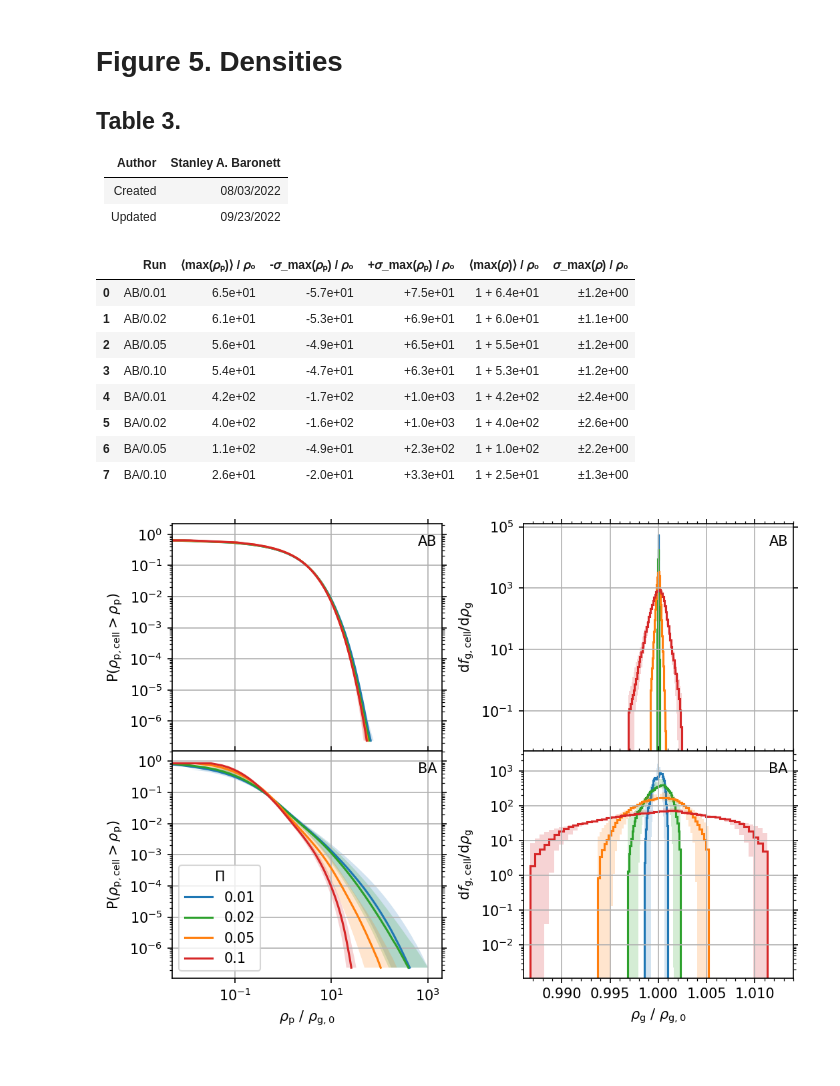
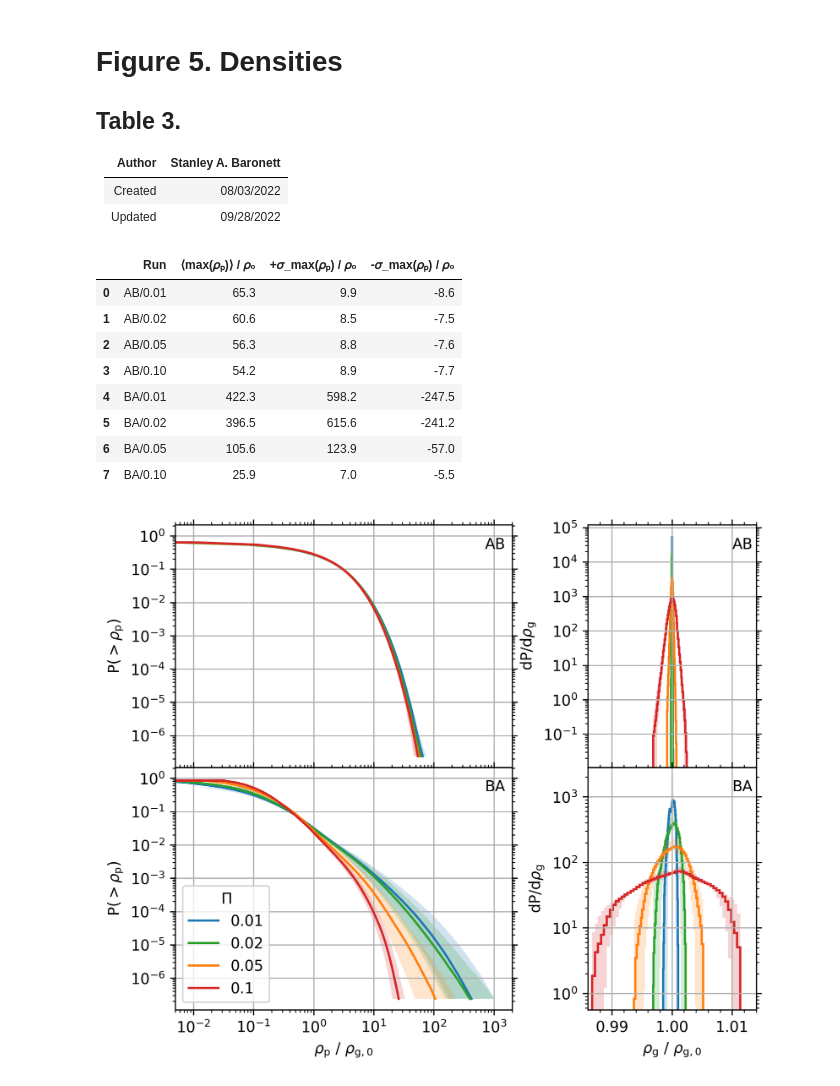
Before and after one commit to sabaronett/streaming-instability, a Jupyter notebook: ipynb/Densities.ipynb, the cells around one changed output. Cells and saved outputs as stored; diff of their text form; code cells hidden in the pictures.

Commit message:
Figsize to MNRAS textwidth (A4), adj subplots

```diff
--- a/ipynb/Densities.ipynb
+++ b/ipynb/Densities.ipynb
@@ -4,14 +4,14 @@
 | Author  | Stanley A. Baronett |
 |---------|---------------------|
 | Created | 08/03/2022          |
-| Updated | 09/23/2022          |
+| Updated | 09/28/2022          |
 # %%
 import matplotlib.pyplot as plt
 import numpy as np
 import pandas as pd
 
-fig, axs = plt.subplots(2, 2, sharex='col', figsize=(8, 6),
-                        dpi=150)
+fig, axs = plt.subplots(2, 2, sharex='col', width_ratios=(2, 1), figsize=(7, 6),
+                        dpi=300)
 workdir = '../unstrat'
 cases = ['AB', 'BA']
 Pis = [['0.01', 'tab:blue'], ['0.02', 'tab:green'],
@@ -52,53 +52,53 @@ for i, case in enumerate(cases):
 
 for ax in axs.flat:
     ax.grid()
     ax.minorticks_on()
     ax.tick_params(which='both', top=True, right=True)
     # ax.tick_params(axis='x', labelrotation=45)
 
 axs[1][0].legend(loc='lower left', title=r'$\Pi$')
-axs[0][0].set(ylabel=r'P$(\rho_\mathrm{p,cell}>\rho_\mathrm{p})$')
-axs[0][1].set(yscale='log', ylabel=r'$\mathrm{d}f_\mathrm{g,cell}/\mathrm{d}\rho_\mathrm{g}$')
+axs[0][0].set(ylabel=r'P$(>\rho_\mathrm{p})$')
+axs[0][1].set(yscale='log', ylabel=r'$\mathrm{dP}/\mathrm{d}\rho_\mathrm{g}$')
 axs[1][0].set(xlim=(5e-3, 2e3),
               xlabel=r'$\rho_\mathrm{p}$ / $\rho_\mathrm{g,0}$',
-              ylabel=r'P$(\rho_\mathrm{p,cell}>\rho_\mathrm{p})$')
+              ylabel=r'P$(>\rho_\mathrm{p})$')
 axs[1][1].set(yscale='log', xlim=(0.986, 1.014),
               xlabel=r'$\rho_\mathrm{g}$ / $\rho_\mathrm{g,0}$',
-              ylabel=r'$\mathrm{d}f_\mathrm{g,cell}/\mathrm{d}\rho_\mathrm{g}$')
+              ylabel=r'$\mathrm{dP}/\mathrm{d}\rho_\mathrm{g}$')
 axs[0][0].text(0.98, 0.95, cases[0], ha='right', va='top',
                transform=axs[0][0].transAxes)
 axs[0][1].text(0.98, 0.95, cases[0], ha='right', va='top',
                transform=axs[0][1].transAxes)
 axs[1][0].text(0.98, 0.95, cases[1], ha='right', va='top',
                transform=axs[1][0].transAxes)
 axs[1][1].text(0.98, 0.95, cases[1], ha='right', va='top',
                transform=axs[1][1].transAxes)
 plt.subplots_adjust(hspace=0, wspace=0.3)
 plt.savefig('figs/densities.pdf', bbox_inches='tight', pad_inches=0.01)
 
 df = pd.DataFrame({
     'Run'             : runs,
     '⟨max(𝜌ₚ)⟩ / 𝜌₀'   : avg_maxs[0],
-    '-𝜎_max(𝜌ₚ) / 𝜌₀' : np.asarray(avg_maxs[0])/np.asarray(err_maxs[0]),
-    '+𝜎_max(𝜌ₚ) / 𝜌₀' : np.asarray(avg_maxs[0])*np.asarray(err_maxs[0]),
-    '⟨max(𝜌)⟩ / 𝜌₀'   : (np.asarray(avg_maxs[1]) - 1),
-    '𝜎_max(𝜌) / 𝜌₀'  : err_maxs[1]})
+    '+𝜎_max(𝜌ₚ) / 𝜌₀' : np.asarray(avg_maxs[0])*(1*np.asarray(err_maxs[0]) - 1),
+    '-𝜎_max(𝜌ₚ) / 𝜌₀' : np.asarray(avg_maxs[0])*(1/np.asarray(err_maxs[0]) - 1),})
+    # '⟨max(𝜌)⟩ / 𝜌₀'   : (np.asarray(avg_maxs[1]) - 1),
+    # '𝜎_max(𝜌) / 𝜌₀'  : err_maxs[1]})
 s = df.style.format({
-    '⟨max(𝜌ₚ)⟩ / 𝜌₀'   : '{:.1e}',
-    '-𝜎_max(𝜌ₚ) / 𝜌₀' : '-{:.1e}',
-    '+𝜎_max(𝜌ₚ) / 𝜌₀' : '+{:.1e}',
-    '⟨max(𝜌)⟩ / 𝜌₀'   : '1 + {:.1e}',
-    '𝜎_max(𝜌) / 𝜌₀'  : '±{:.1e}'})
+    '⟨max(𝜌ₚ)⟩ / 𝜌₀'   : '{:.1f}',
+    '+𝜎_max(𝜌ₚ) / 𝜌₀' : '{:.1f}',
+    '-𝜎_max(𝜌ₚ) / 𝜌₀' : '{:.1f}',})
+    # '⟨max(𝜌)⟩ / 𝜌₀'   : '1 + {:.1e}',
+    # '𝜎_max(𝜌) / 𝜌₀'  : '±{:.1e}'})
 s.to_latex(buf='tabs/densities.sty')
 s
 # %% [output]
-|  | Run | ⟨max(𝜌ₚ)⟩ / 𝜌₀ | -𝜎_max(𝜌ₚ) / 𝜌₀ | +𝜎_max(𝜌ₚ) / 𝜌₀ | ⟨max(𝜌)⟩ / 𝜌₀ | 𝜎_max(𝜌) / 𝜌₀ |
-| 0 | AB/0.01 | 6.5e+01 | -5.7e+01 | +7.5e+01 | 1 + 6.4e+01 | ±1.2e+00 |
-| 1 | AB/0.02 | 6.1e+01 | -5.3e+01 | +6.9e+01 | 1 + 6.0e+01 | ±1.1e+00 |
-| 2 | AB/0.05 | 5.6e+01 | -4.9e+01 | +6.5e+01 | 1 + 5.5e+01 | ±1.2e+00 |
-| 3 | AB/0.10 | 5.4e+01 | -4.7e+01 | +6.3e+01 | 1 + 5.3e+01 | ±1.2e+00 |
-| 4 | BA/0.01 | 4.2e+02 | -1.7e+02 | +1.0e+03 | 1 + 4.2e+02 | ±2.4e+00 |
-| 5 | BA/0.02 | 4.0e+02 | -1.6e+02 | +1.0e+03 | 1 + 4.0e+02 | ±2.6e+00 |
-| 6 | BA/0.05 | 1.1e+02 | -4.9e+01 | +2.3e+02 | 1 + 1.0e+02 | ±2.2e+00 |
-| 7 | BA/0.10 | 2.6e+01 | -2.0e+01 | +3.3e+01 | 1 + 2.5e+01 | ±1.3e+00 |
+|  | Run | ⟨max(𝜌ₚ)⟩ / 𝜌₀ | +𝜎_max(𝜌ₚ) / 𝜌₀ | -𝜎_max(𝜌ₚ) / 𝜌₀ |
+| 0 | AB/0.01 | 65.3 | 9.9 | -8.6 |
+| 1 | AB/0.02 | 60.6 | 8.5 | -7.5 |
+| 2 | AB/0.05 | 56.3 | 8.8 | -7.6 |
+| 3 | AB/0.10 | 54.2 | 8.9 | -7.7 |
+| 4 | BA/0.01 | 422.3 | 598.2 | -247.5 |
+| 5 | BA/0.02 | 396.5 | 615.6 | -241.2 |
+| 6 | BA/0.05 | 105.6 | 123.9 | -57.0 |
+| 7 | BA/0.10 | 25.9 | 7.0 | -5.5 |
-[figure, old version]
+[figure, new version]
```
Also changed, not shown: parts of 1 cell of this notebook.
